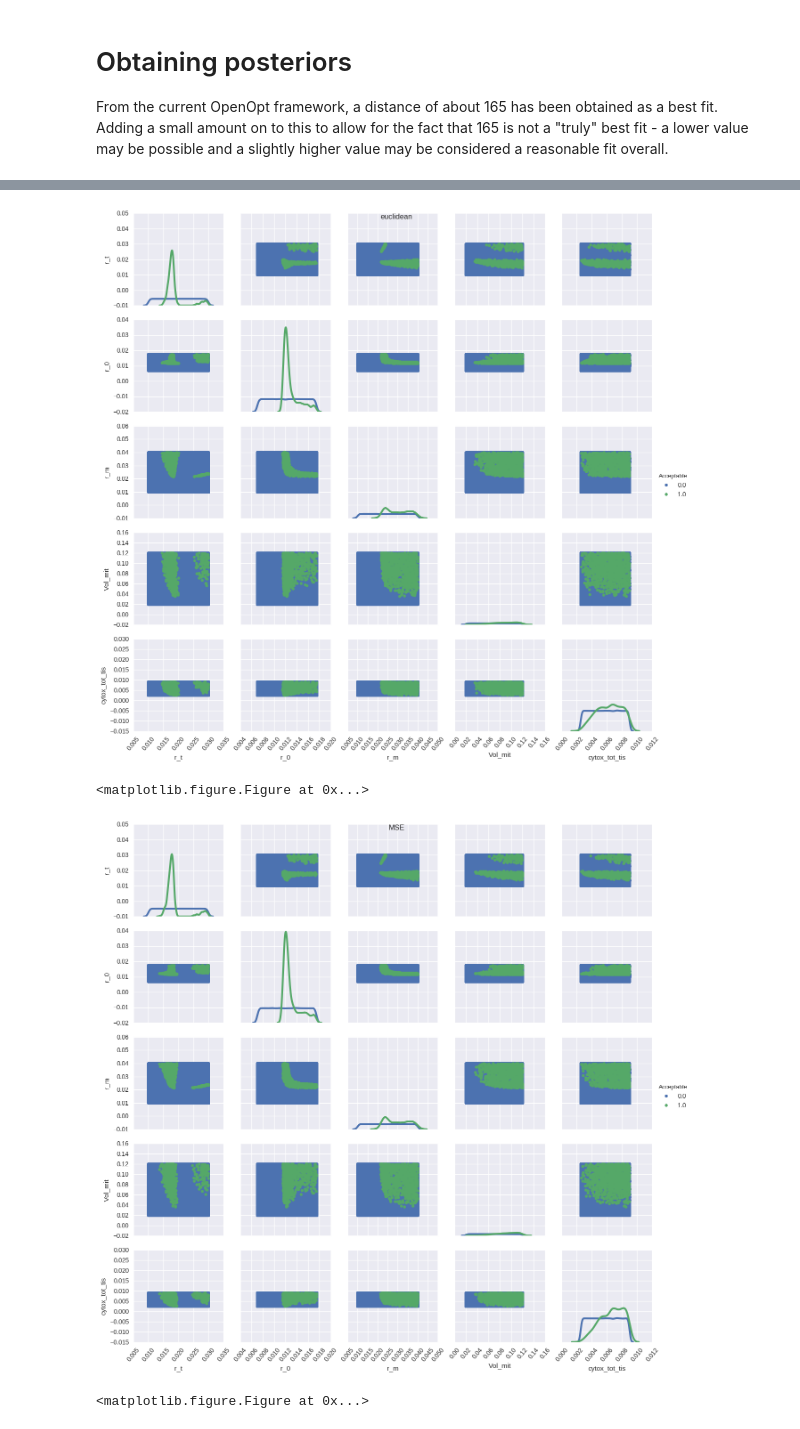
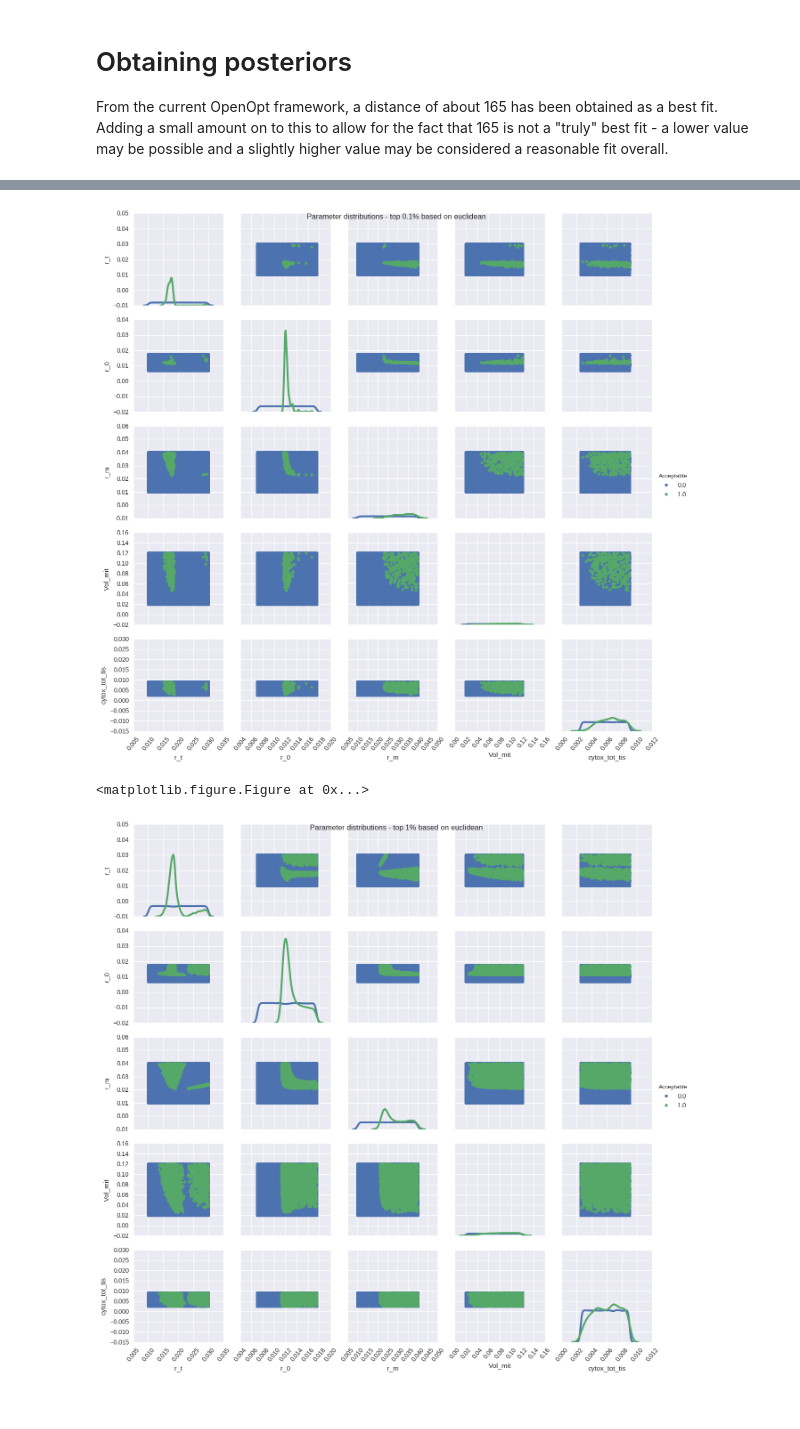
Before and after one commit to multimodalspectroscopy/BayesCMD, a Jupyter notebook: build/batch/BS/plot_bayesian_posterior.ipynb, the cells around one changed output, grey strips where cells are left out. Cells and saved outputs as stored; diff of their text form; code cells hidden in the pictures.

```diff
--- a/build/batch/BS/plot_bayesian_posterior.ipynb
+++ b/build/batch/BS/plot_bayesian_posterior.ipynb
@@ -12,12 +12,13 @@ print(os.listdir())
 result = pd.DataFrame()
 #pfile=os.path.join('1313T030817','parameters.csv')
 pfile='concatenated_results.csv'
-num_lines = sum(1 for line in open(pfile))
+num_lines = sum(1 for line in open(pfile))-1
 df = pd.read_csv(pfile, chunksize=10000, index_col='idx')
 for chunk in df:
     #chunk.dropna(axis=0, inplace=True) # Dropping all rows with any NaN value
     chunk.fillna(100000, inplace=True)
     result = result.append(chunk)
 
+print("Number of lines:\t{}".format(num_lines))
 print("Number of NaN values:\t{}".format(num_lines-sum(pd.notnull(result['euclidean']))))
 # %% [output]
@@ -32,3 +34,5 @@ Zoom in to distances below 200 to get a better idea of how they are distributed
 # %%
-result[result['euclidean'] < 200]['euclidean'].plot(kind='hist', bins=100)
+result.sort_values(by='euclidean', inplace=True)
+print(result.columns)
+result['euclidean'].iloc[:int(num_lines/100)].plot(kind='hist', bins=100)
 # %% [output]
@@ -39,25 +46,40 @@ result[result['euclidean'] < 200]['euclidean'].plot(kind='hist', bins=100)
 From the current OpenOpt framework, a distance of about 165 has been obtained as a best fit. Adding a small amount on to this to allow for the fact that 165 is not a "truly" best fit - a lower value may be possible and a slightly higher value may be considered a reasonable fit overall.
 # %%
 distances = ['euclidean','MSE', 'MAE']
-for d in distances:
+for d in ['euclidean']:
     plt.figure()
 
     result['Acceptable'] = np.zeros(len(result))
     result.sort_values(by=d, inplace=True)
     #acceptable_idx = result[d] < 175
     #result['Acceptable'].ix[acceptable_idx] = 1
-    result['Acceptable'].iloc[:1000] = 1
+    result['Acceptable'].iloc[:int(num_lines/1000)] = 1
     g = sns.PairGrid(result, vars=['r_t', 'r_0', 'r_m', 'Vol_mit', 'cytox_tot_tis'], hue='Acceptable')
     g.map_diag(sns.kdeplot, lw=3, legend=False)
     g.map_offdiag(plt.scatter)
     g.add_legend()
     for ax in g.axes.flat:
         for label in ax.get_xticklabels():
             label.set_rotation(50)
-    plt.suptitle(d)
+    plt.suptitle("Parameter distributions - top 0.1% based on {}".format(d))
+
+    plt.figure()
+
+    result['Acceptable'] = np.zeros(len(result))
+    result.sort_values(by=d, inplace=True)
+    #acceptable_idx = result[d] < 175
+    #result['Acceptable'].ix[acceptable_idx] = 1
+    result['Acceptable'].iloc[:int(num_lines/100)] = 1
+    g = sns.PairGrid(result, vars=['r_t', 'r_0', 'r_m', 'Vol_mit', 'cytox_tot_tis'], hue='Acceptable')
+    g.map_diag(sns.kdeplot, lw=3, legend=False)
+    g.map_offdiag(plt.scatter)
+    g.add_legend()
+    for ax in g.axes.flat:
+        for label in ax.get_xticklabels():
+            label.set_rotation(50)
+    plt.suptitle("Parameter distributions - top 1% based on {}".format(d))
 # %% [output]
 <matplotlib.figure.Figure at 0x...>
-[figure, old version]
+[figure, new version]
 <matplotlib.figure.Figure at 0x...>
-[figure, old version]
+[figure, new version]
-<matplotlib.figure.Figure at 0x...>
```
Also changed, not shown: parts of 29 cells of this notebook.
